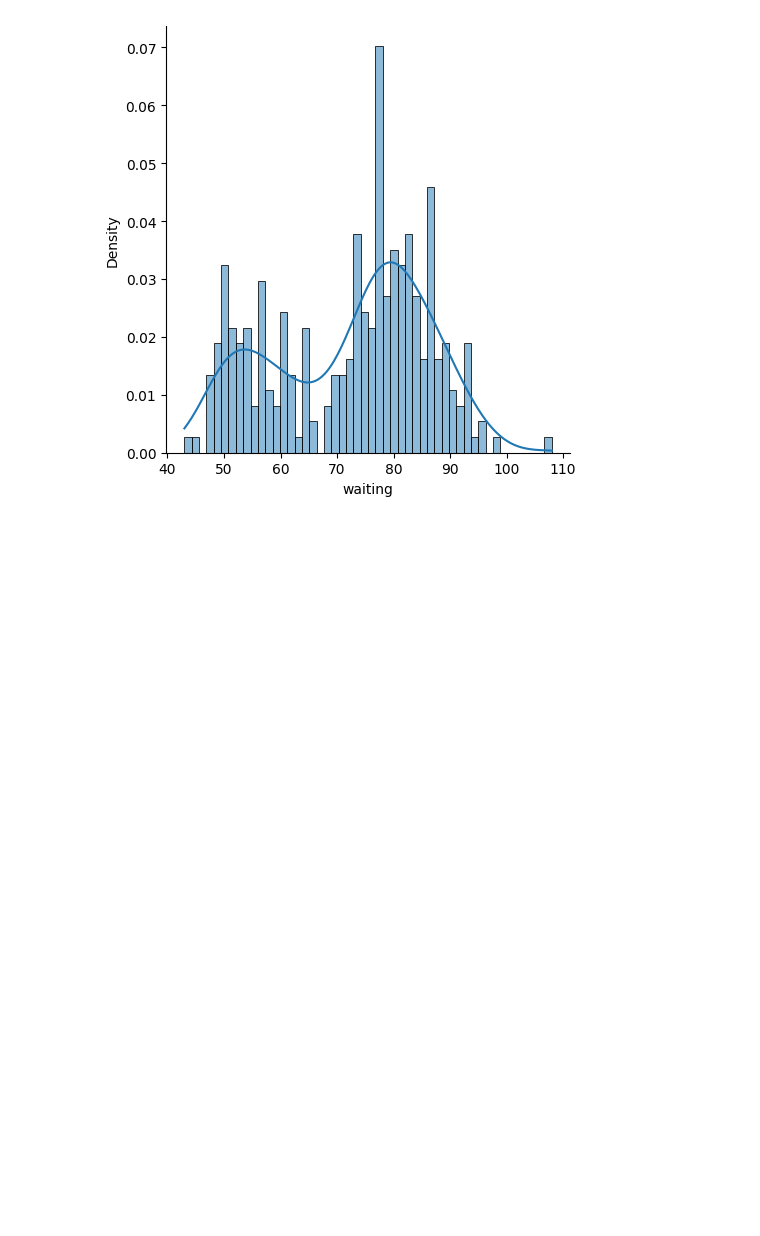
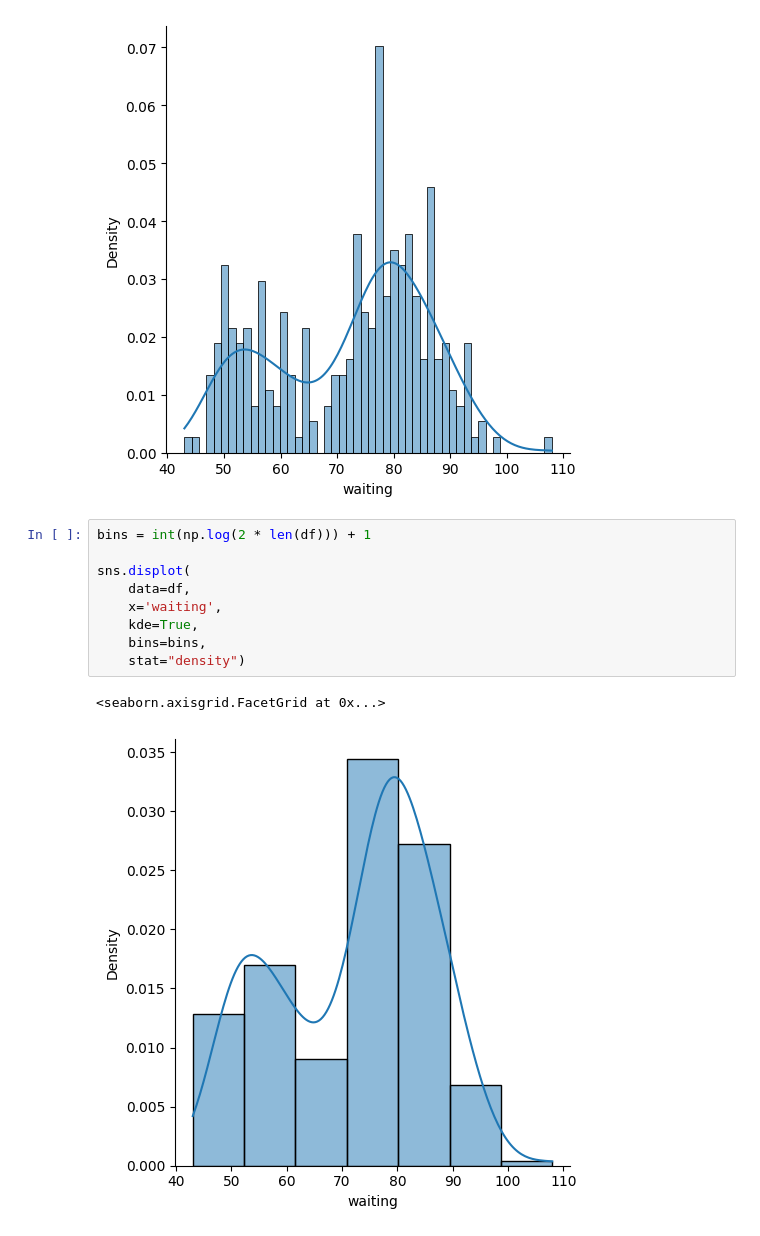
Before and after one commit to RohitNag11/Imperial, a Jupyter notebook: Statistics/Tutorial1/tutorial1.ipynb, the cells around one changed output. Cells and saved outputs as stored; diff of their text form; blank space fills up the shorter version.

Commit message:
Finished ml4 and ml5. Modified statsFunctions.

```diff
--- a/Statistics/Tutorial1/tutorial1.ipynb
+++ b/Statistics/Tutorial1/tutorial1.ipynb
@@ -141,3 +141,15 @@ bins = [10, 20, 50]
 [figure]
 [figure]
 [figure]
+# %%
+bins = int(np.log(2 * len(df))) + 1
+
+sns.displot(
+    data=df,
+    x='waiting',
+    kde=True,
+    bins=bins,
+    stat="density")
+# %% [output]
+<seaborn.axisgrid.FacetGrid at 0x...>
+[figure, added]
```
Also changed, not shown: parts of 3 cells of this notebook, 13 other files.
